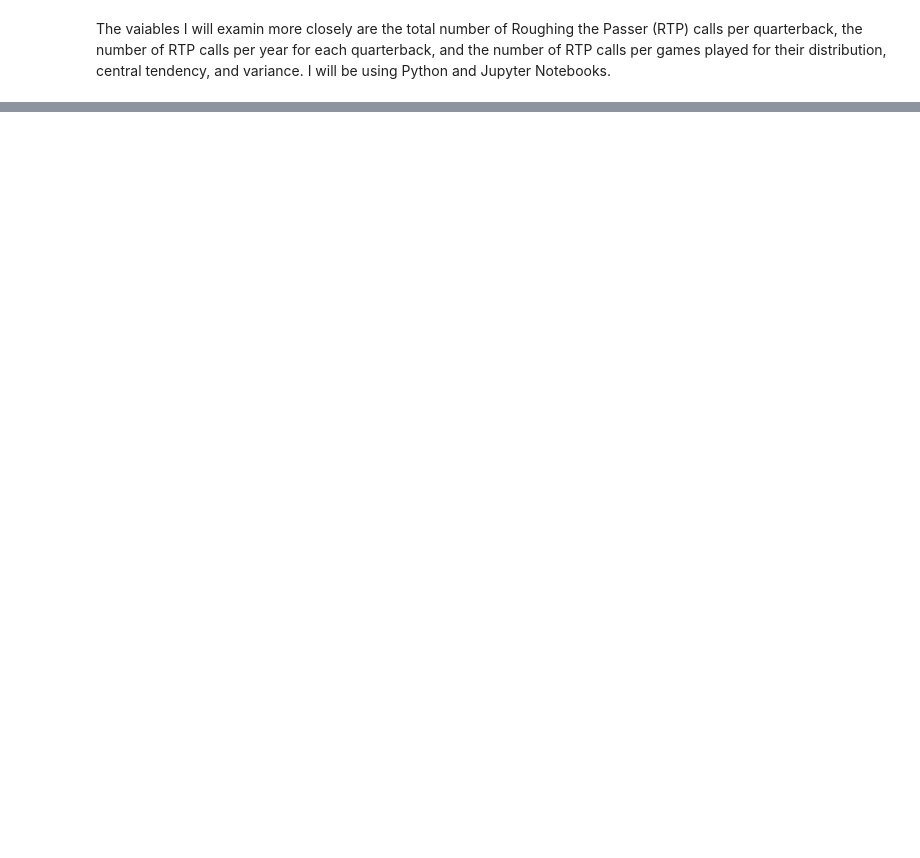
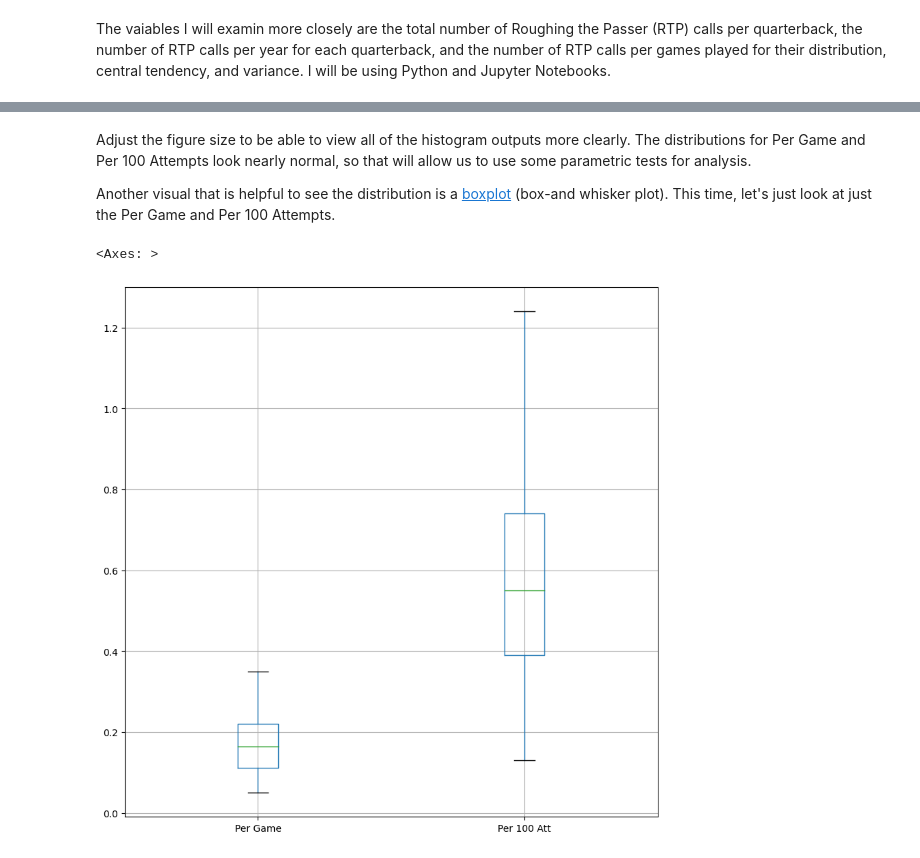
Before and after one commit to lareynolds/QB-EDA, a Jupyter notebook: Univariate_Analysis.ipynb, the cells around one changed output, grey strips where cells are left out. Saved outputs shown, nothing was run; the diff lists cells and outputs as text; code cells hidden in the pictures; blank space fills up the shorter version.

```diff
--- a/Univariate_Analysis.ipynb
+++ b/Univariate_Analysis.ipynb
@@ -46,0 +95,9 @@ Well that was easy. Using the .describe() function makes it easy to look at the
+# %% [markdown]
+Adjust the figure size to be able to view all of the histogram outputs more clearly. The distributions for Per Game and Per 100 Attempts look nearly normal, so that will allow us to use some parametric tests for analysis.
+
+Another visual that is helpful to see the distribution is a [boxplot](https://pandas.pydata.org/docs/reference/api/pandas.DataFrame.boxplot.html) (box-and whisker plot). This time, let's just look at just the Per Game and Per 100 Attempts.
+# %%
+qbs.boxplot(column=['Per Game', 'Per 100 Att'], figsize=(10,10))
+# %% [output]
+<Axes: >
+[figure, added]
```
Also changed, not shown: parts of 6 cells of this notebook.
